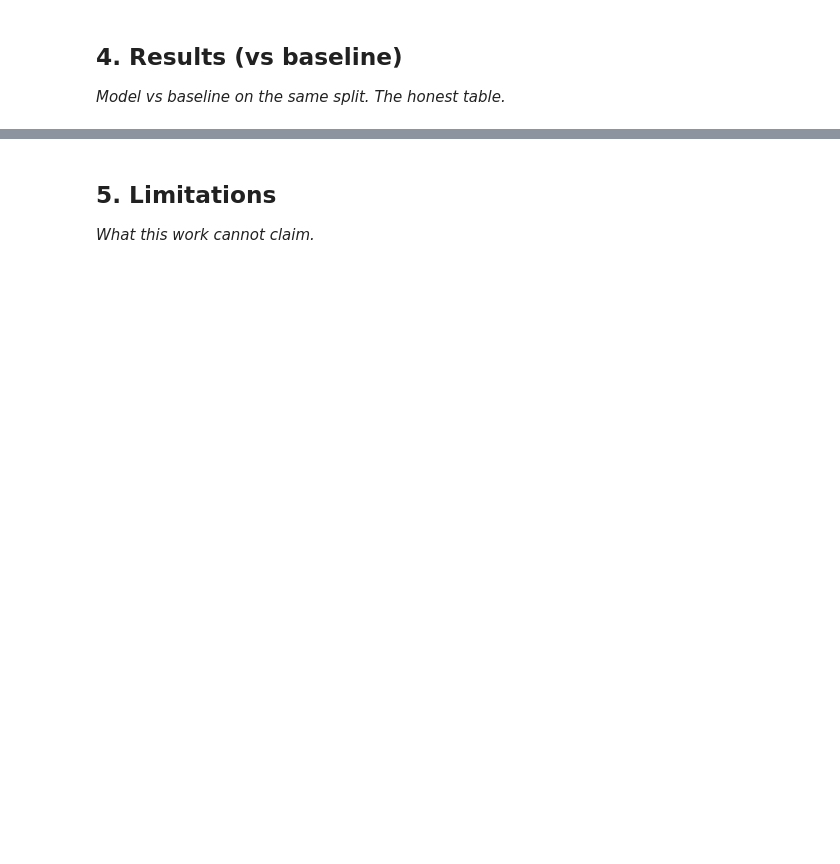
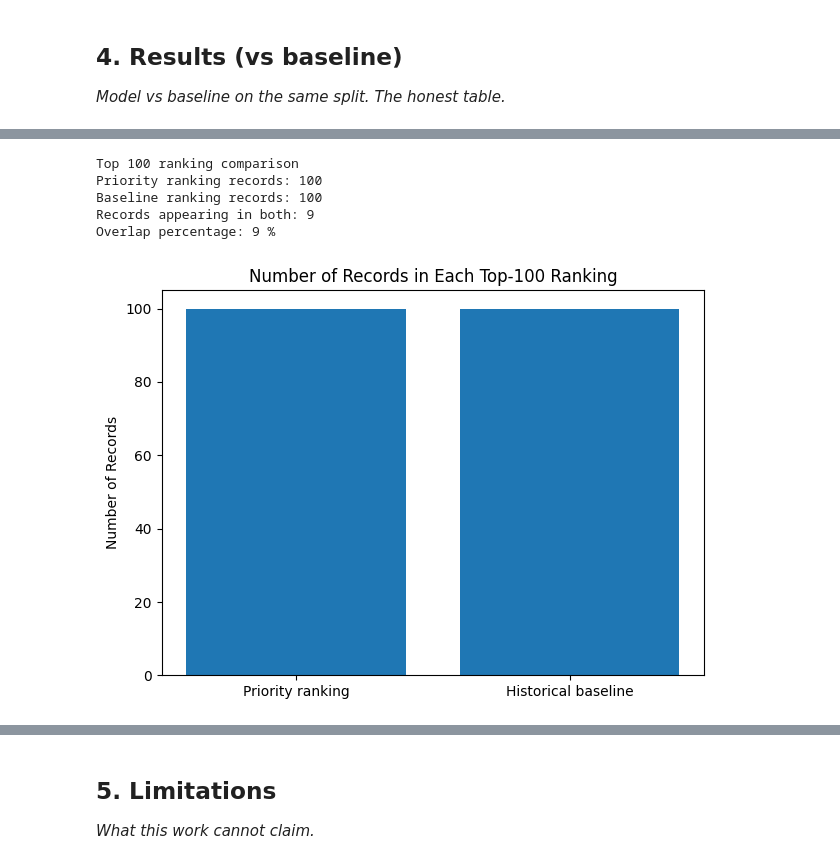
Before and after one commit to Hardik144/flyrank-ml-internship, a Jupyter notebook: work/notebooks/capstone.ipynb, the cells around one changed output, grey strips where cells are left out. Cells and saved outputs as stored; diff of their text form; code cells hidden in the pictures; blank space fills up the shorter version.

```diff
--- a/work/notebooks/capstone.ipynb
+++ b/work/notebooks/capstone.ipynb
@@ -24,0 +768,38 @@ This skeleton is yours to fill. Work the sections **in order** — each one has
+# %%
+# Compare the top 100 records in each ranking
+
+top_priority = set(
+    work_df.nsmallest(100, "priority_rank").index
+)
+
+top_baseline = set(
+    work_df.nsmallest(100, "baseline_rank").index
+)
+
+overlap = len(top_priority.intersection(top_baseline))
+
+print("Top 100 ranking comparison")
+print("Priority ranking records:", len(top_priority))
+print("Baseline ranking records:", len(top_baseline))
+print("Records appearing in both:", overlap)
+print("Overlap percentage:", overlap, "%")
+
+# Visualize overlap
+plt.figure(figsize=(7, 5))
+
+plt.bar(
+    ["Priority ranking", "Historical baseline"],
+    [len(top_priority), len(top_baseline)]
+)
+
+plt.title("Number of Records in Each Top-100 Ranking")
+plt.ylabel("Number of Records")
+
+plt.show()
+# %% [output]
+Top 100 ranking comparison
+Priority ranking records: 100
+Baseline ranking records: 100
+Records appearing in both: 9
+Overlap percentage: 9 %
+[figure, added]
```
Also changed, not shown: parts of 38 cells of this notebook.
